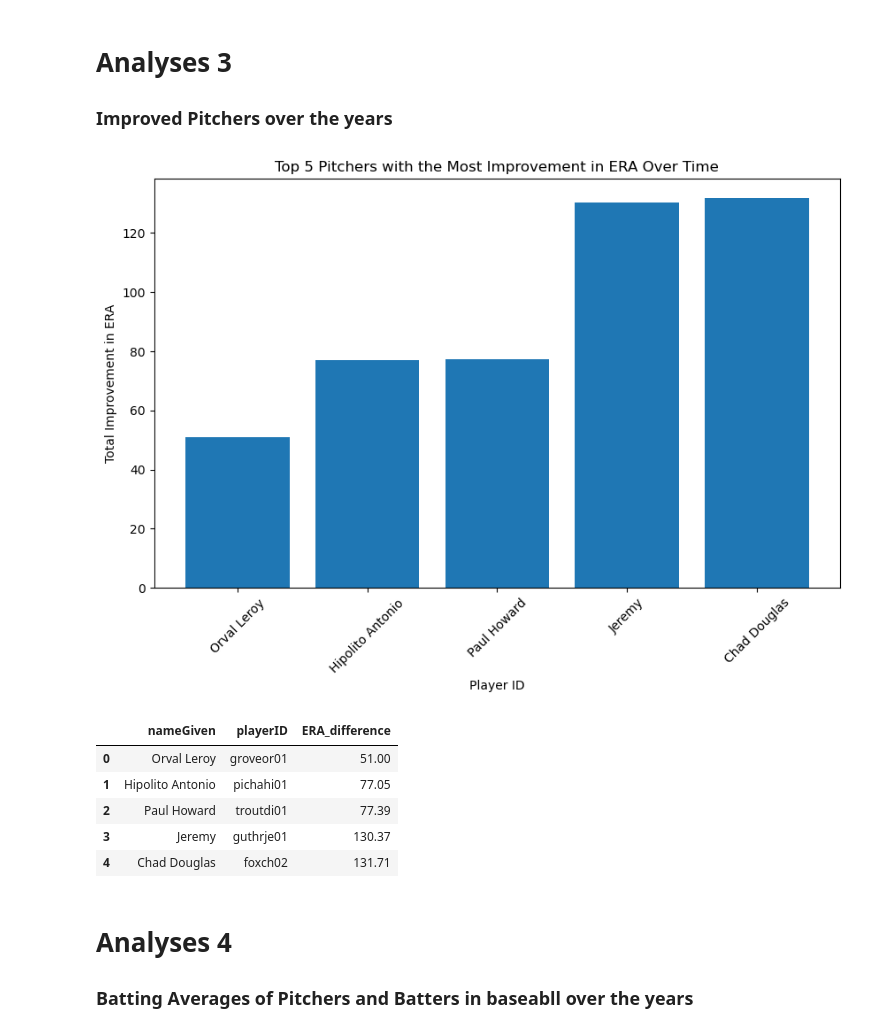
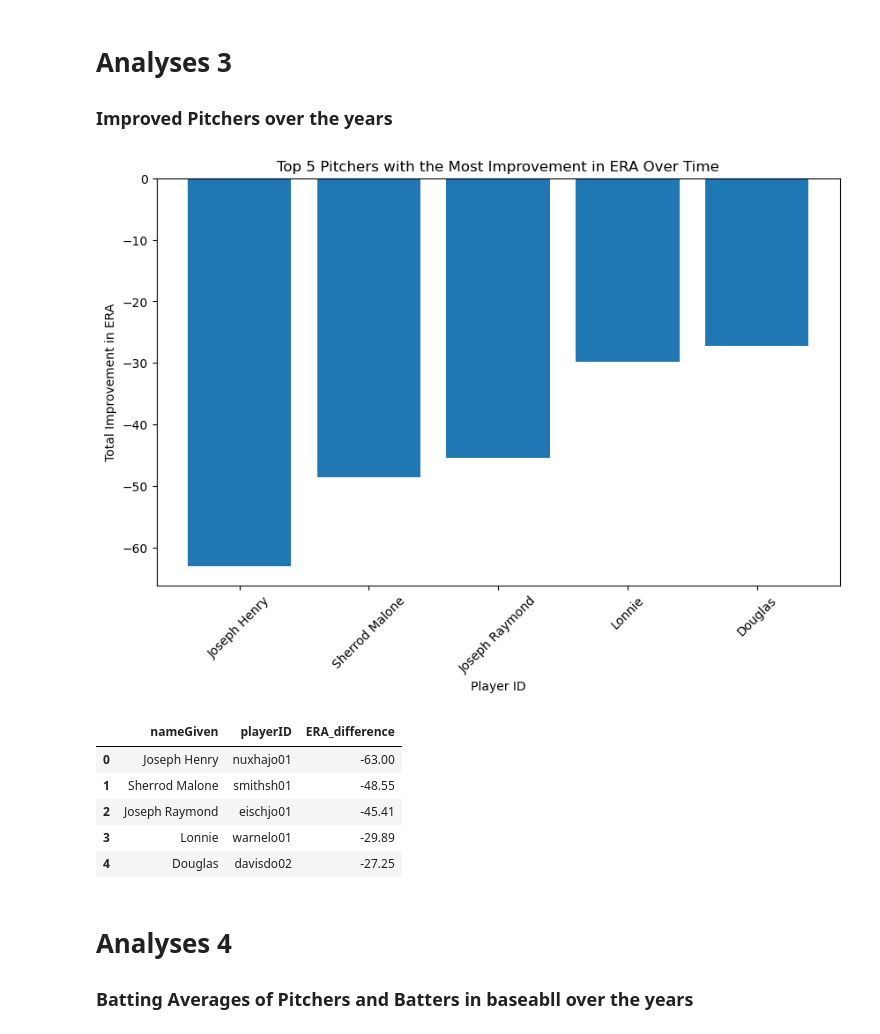
Before and after one commit to Treyson-Grange/cs5830_project1, a Jupyter notebook: project1.ipynb, the cells around one changed output. Saved outputs shown, nothing was run; the diff lists cells and outputs as text; code cells hidden in the pictures.

```diff
--- a/project1.ipynb
+++ b/project1.ipynb
@@ -231,44 +228,44 @@ pitching = pd.read_csv('baseball/core/Pitching.csv')
 pitching = pitching[(pitching['ERA'] != 0) & (~pitching['ERA'].isna())]
 
 # Calculate average ERA for each player
 average_era = pitching.groupby(['playerID', 'yearID'])['ERA'].mean().reset_index()
 
 # Calculate improvement by finding the difference in ERA between consecutive years
 average_era['ERA_difference'] = average_era.groupby('playerID')['ERA'].diff()
 
 # Filter for players with at least ten seasons
 improvement_over_time = average_era.groupby('playerID').filter(lambda x: len(x) >= 10)
 
 # Calculate the total improvement for each player
 total_improvement = improvement_over_time.groupby('playerID')['ERA_difference'].sum().reset_index()
 
 # Sort by total improvement and select the top 10 players
-top_5_improved_pitchers = total_improvement.sort_values(by='ERA_difference').tail(5)
+top_5_improved_pitchers = total_improvement.sort_values(by='ERA_difference').head(5)
 
 # Merge with player information
 player_info = pd.read_csv('baseball/core/People.csv')
 top_5_improved_pitcher = pd.merge(top_5_improved_pitchers, player_info, on='playerID')
 
 
 # Plotting
 plt.figure(figsize=(10, 6))
 plt.bar(top_5_improved_pitcher['nameGiven'], top_5_improved_pitcher['ERA_difference'])
 plt.xlabel('Player ID')
 plt.ylabel('Total Improvement in ERA')
 plt.title('Top 5 Pitchers with the Most Improvement in ERA Over Time')
 plt.xticks(rotation=45)
 plt.show()
 # %% [output]
-[figure, old version]
+[figure, new version]
 # %%
 top_5_improved_pitcher[['nameGiven','playerID','ERA_difference']]
 # %% [output]
 |  | nameGiven | playerID | ERA_difference |
-| 0 | Orval Leroy | groveor01 | 51.00 |
-| 1 | Hipolito Antonio | pichahi01 | 77.05 |
-| 2 | Paul Howard | troutdi01 | 77.39 |
-| 3 | Jeremy | guthrje01 | 130.37 |
-| 4 | Chad Douglas | foxch02 | 131.71 |
+| 0 | Joseph Henry | nuxhajo01 | -63.00 |
+| 1 | Sherrod Malone | smithsh01 | -48.55 |
+| 2 | Joseph Raymond | eischjo01 | -45.41 |
+| 3 | Lonnie | warnelo01 | -29.89 |
+| 4 | Douglas | davisdo02 | -27.25 |
 # %% [markdown]
 # Analyses 4
 ### Batting Averages of Pitchers and Batters in baseabll over the years
```
Also changed, not shown: parts of 2 cells of this notebook.
